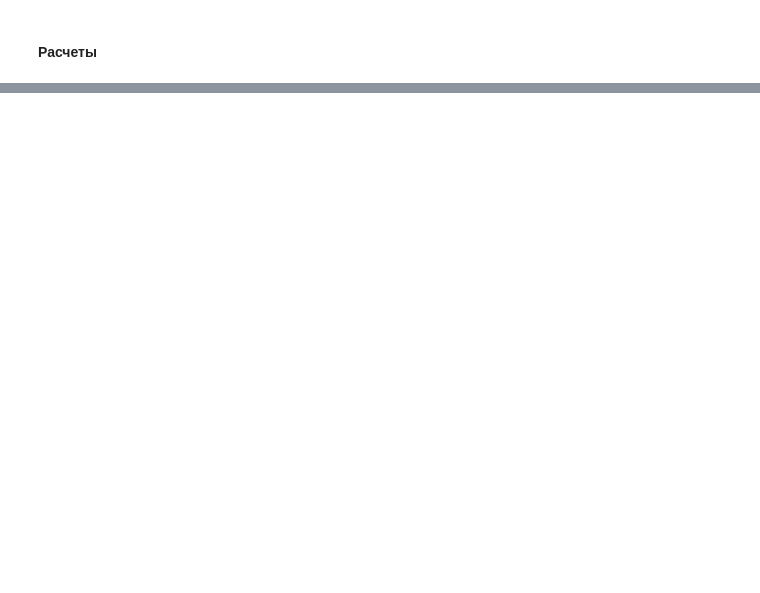
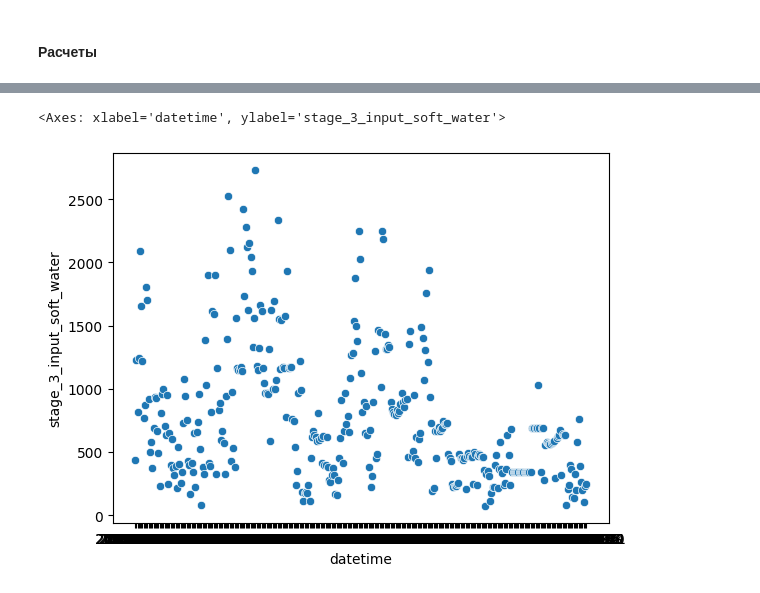
Before and after one commit to nericovich/project, a Jupyter notebook: night_workTR.ipynb, the cells around one changed output, grey strips where cells are left out. Drawn from its saved outputs; the diff is of its cells as text; code cells hidden in the pictures; blank space fills up the shorter version.

```diff
--- a/night_workTR.ipynb
+++ b/night_workTR.ipynb
@@ -603,0 +506,6 @@ group_df
+# %%
+sns.scatterplot(x='datetime', y='stage_3_input_soft_water', data=pivot_table)
+# опасный период чуть дальше от начала
+# %% [output]
+<Axes: xlabel='datetime', ylabel='stage_3_input_soft_water'>
+[figure, added]
```
Also changed, not shown: parts of 23 cells of this notebook.
